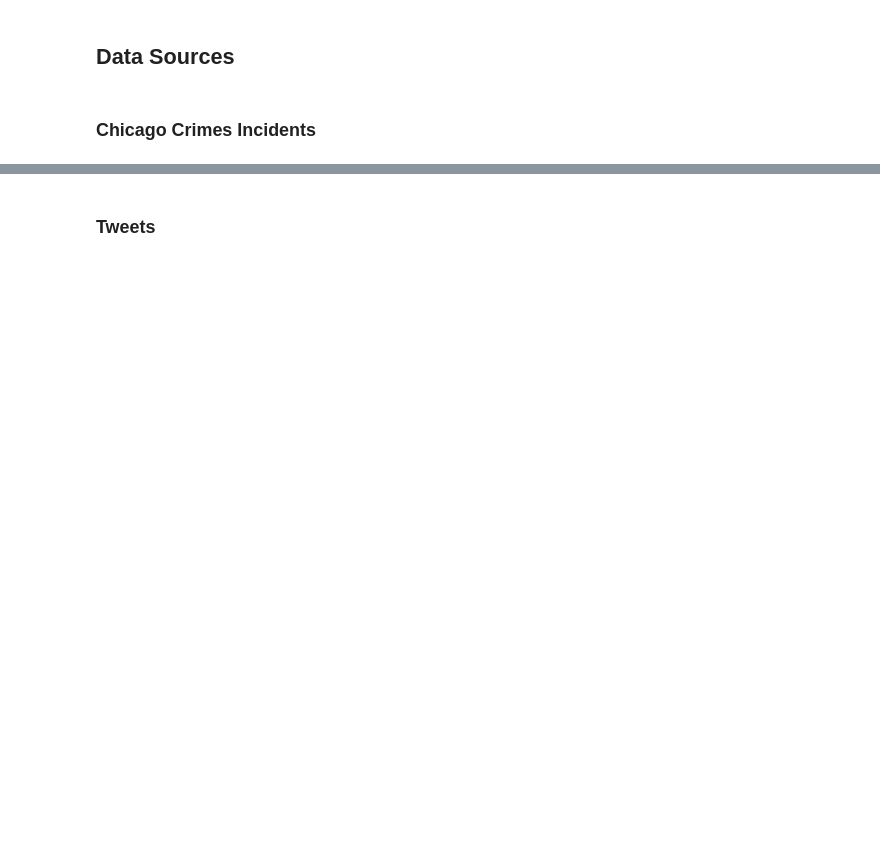
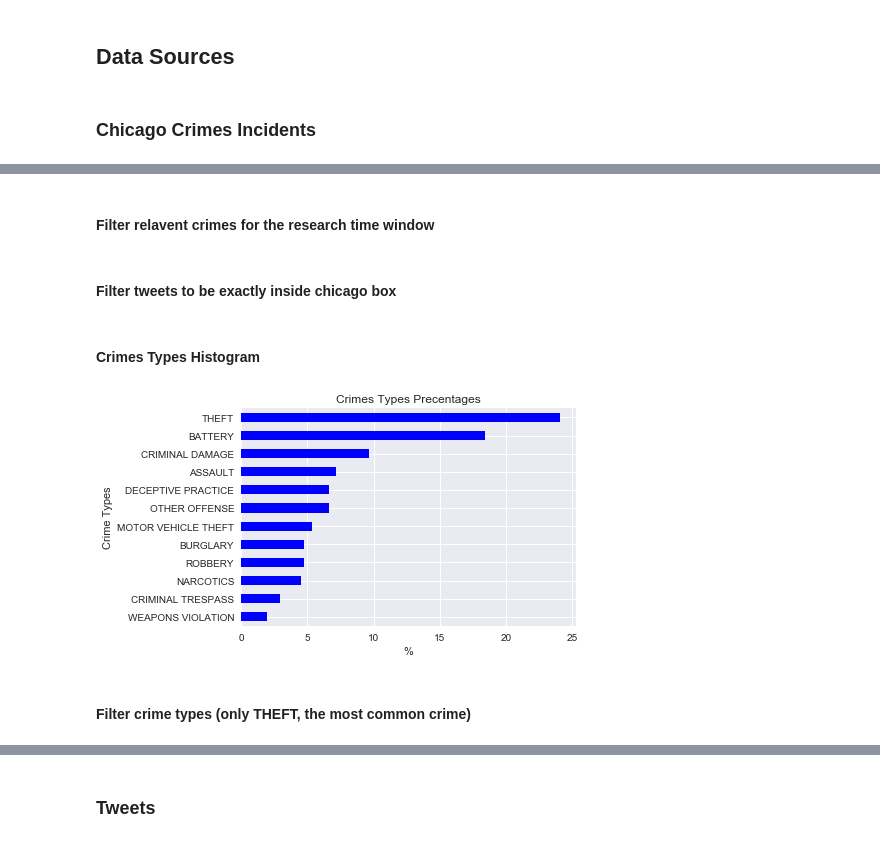
Before and after one commit to kstrauch94/Crime-Prediction-with-Tweets, a Jupyter notebook: pipeline/Pipeline.ipynb, the cells around one changed output, grey strips where cells are left out. Cells and saved outputs as stored; diff of their text form; code cells hidden in the pictures; blank space fills up the shorter version.

```diff
--- a/pipeline/Pipeline.ipynb
+++ b/pipeline/Pipeline.ipynb
@@ -14,0 +54,40 @@ import pandas as pd
+# %%
+crimes_data = crimes_data[['Date', 'Primary Type', 'Latitude', 'Longitude']]
+crimes_data = crimes_data.rename(index=str,
+                                 columns={'Date'        : 'timestamp',
+                                          'Primary Type': 'type',
+                                          'Latitude'    : 'latitude',
+                                          'Longitude'   : 'longitude'})
+# %%
+CHICAGO_CRIME_DATA_TIMESTAMP_FORMAT = '%m/%d/%Y %H:%M:%S %p'
+
+crimes_data['timestamp'] = pd.to_datetime(
+    crimes_data['timestamp'],
+    format=CHICAGO_CRIME_DATA_TIMESTAMP_FORMAT
+)
+# %% [markdown]
+#### Filter relavent crimes for the research time window
+# %%
+crimes_data = crimes_data[(crimes_data['timestamp'] >= TRAIN_STRART_DATE) &
+                          (crimes_data['timestamp'] <= TEST_END_DATE)]
+# %% [markdown]
+#### Filter tweets to be exactly inside chicago box
+# %%
+crimes_data = filter_by_chicago_coord(crimes_data)
+# %% [markdown]
+#### Crimes Types Histogram
+# %%
+crime_types_probs = crimes_data['type'].value_counts(normalize=True, ascending=True)
+crime_types_precents = crime_types_probs * 100
+crime_types_precents = crime_types_precents[crime_types_precents > 1]
+crime_types_precents.astype(int)
+crime_types_precents.plot(kind='barh', color='blue')
+plt.title('Crimes Types Precentages')
+plt.xlabel('%')
+plt.ylabel('Crime Types')
+plt.xticks(range(0, 30, 5))
+None
+# %% [output]
+[figure, added]
+# %% [markdown]
+#### Filter crime types (only THEFT, the most common crime)
```
Also changed, not shown: parts of 37 cells of this notebook, 1 other file.
